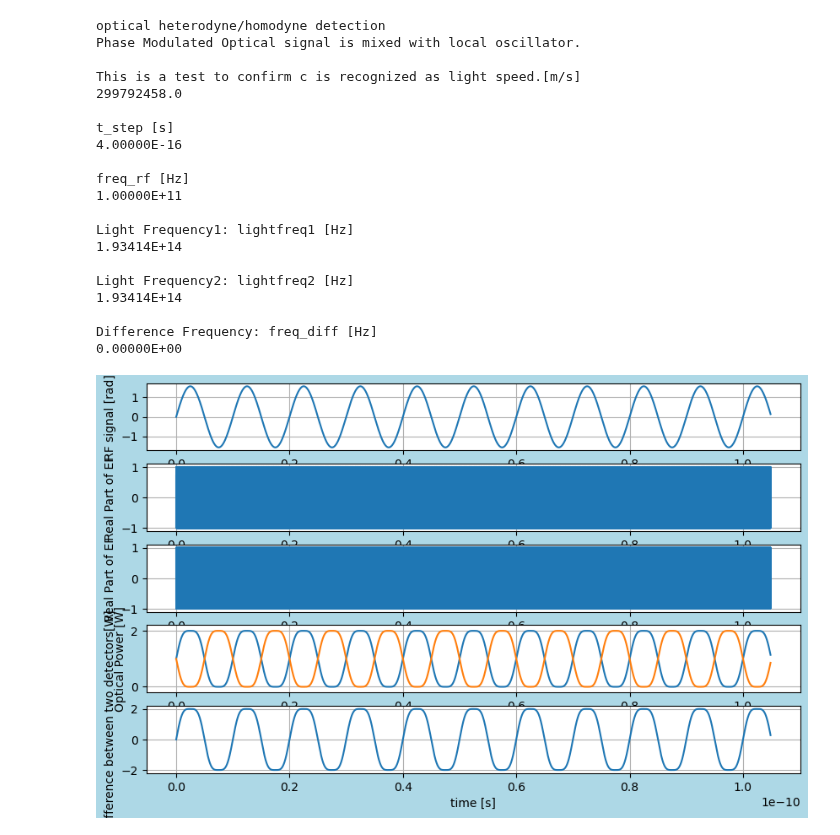
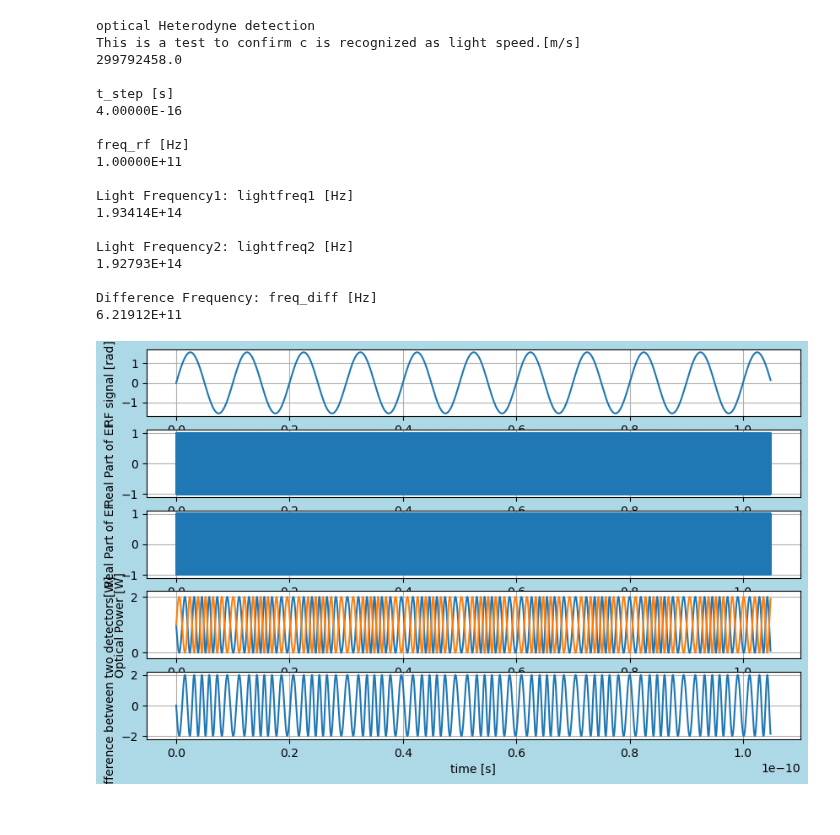
Before and after one commit to tacticstactics/optical-heterodyne-detection, a Jupyter notebook: optical_heterodyne_detection.ipynb, the cells around one changed output. Drawn from its saved outputs; the diff is of its cells as text; code cells hidden in the pictures.

```diff
--- a/optical_heterodyne_detection.ipynb
+++ b/optical_heterodyne_detection.ipynb
@@ -5,10 +5,10 @@ import optical_heterodyne_detection_def
 from scipy.fft import fft, fftfreq
 from scipy.constants import c
 
-print('')
-print('optical heterodyne/homodyne detection')
-print('Phase Modulated Optical signal is mixed with local oscillator.')
-print('')
+print('optical Heterodyne detection')
+
+# Phase Modulated Optical signal is mixed with local oscillator.
+# The mixer is either Beam Splitter or fused fiber coupler.Both are identical interms of optics.
 
 print("This is a test to confirm c is recognized as light speed.[m/s]")
 print(c)
@@ -43,7 +43,7 @@ opl1 =100
 opl2= 100
 
 wl1 = 1550e-9
-wl2 = 1550e-9
+wl2 = 1555e-9
 
 # If wl1 and wl2 are equal, homodyne. If not, heterodyne.
 
@@ -63,7 +63,6 @@ print("Difference Frequency: freq_diff [Hz]")
 print(f'{freq_diff:.5E}')
 print("")
 
-
 PT1 = 0.5 # PT: Power Transmission of Beam splitter
 
 # Define Input Electric Field: Both 1 and 2 port
@@ -81,7 +80,6 @@ Port3_1_powercol = np.zeros(samplerate)
 Port3_2_EFcol = np.zeros(samplerate)
 Port3_2_powercol = np.zeros(samplerate)
 Power_diffcol = np.zeros(samplerate)
-
 
 for ii in range(samplerate):
 
@@ -200,36 +198,34 @@ ax3_2.plot(xf, 2.0/samplerate * np.abs(Port2_powercol_f[0:samplerate//2]), label
 ax3_2.set_ylabel("Power Spectrum")
 ax3_2.set_xlim(-1e12,10e12)
 ax3_2.legend()
 ax3_2.grid(True)
 
 Power_diffcol_f = fft(Power_diffcol)
 ax3_3.plot(xf, 2.0/samplerate * np.abs(Power_diffcol_f[0:samplerate//2]), label="Power Difference")
 ax3_3.set_xlabel("Frequency [Hz]")
 ax3_3.set_ylabel("Power Difference Spectrum")
 ax3_3.set_xlim(-1e12,10e12)
 ax3_3.legend()
 ax3_3.grid(True)
 
 plt.show()
 # %% [output]
-optical heterodyne/homodyne detection
-Phase Modulated Optical signal is mixed with local oscillator.
-
+optical Heterodyne detection
 This is a test to confirm c is recognized as light speed.[m/s]
 299792458.0
 
 t_step [s]
 4.00000E-16
 
 freq_rf [Hz]
 1.00000E+11
 
 Light Frequency1: lightfreq1 [Hz]
 1.93414E+14
 
 Light Frequency2: lightfreq2 [Hz]
-1.93414E+14
+1.92793E+14
 
 Difference Frequency: freq_diff [Hz]
-0.00000E+00
+6.21912E+11
-[figure, old version]
+[figure, new version]
```
Also changed, not shown: parts of 3 cells of this notebook, 1 other file.
